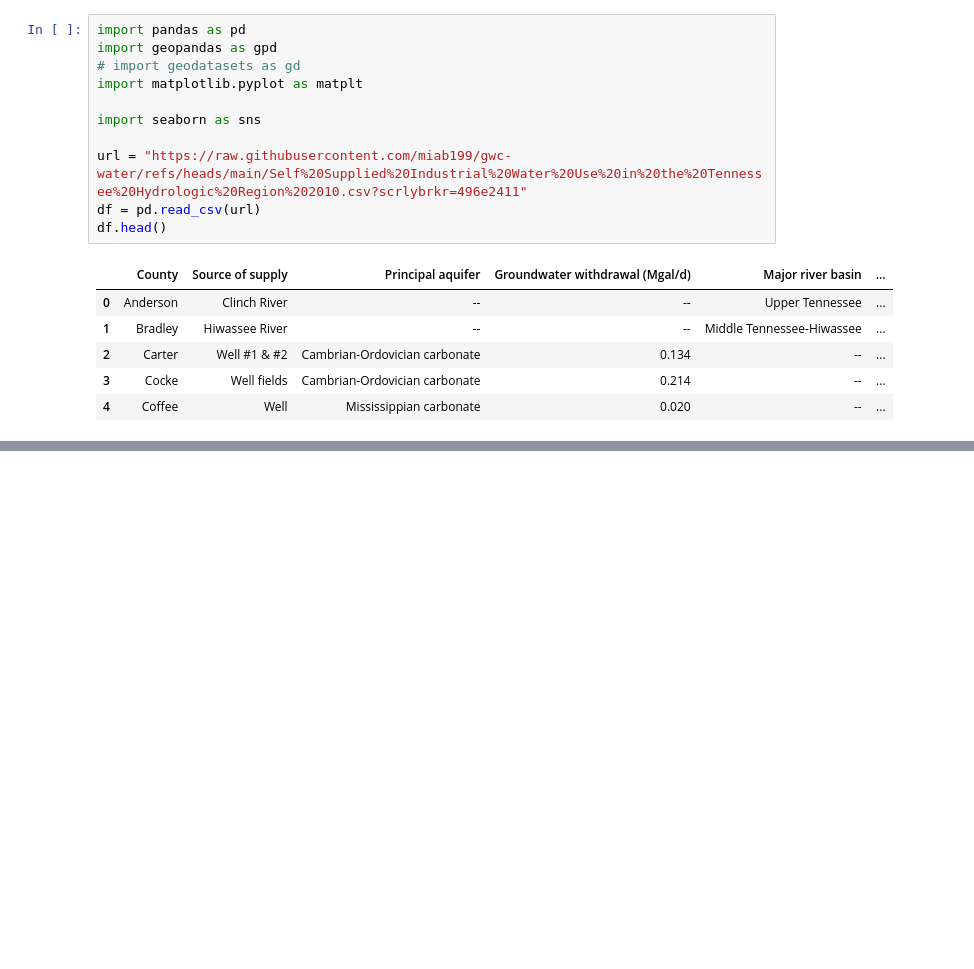
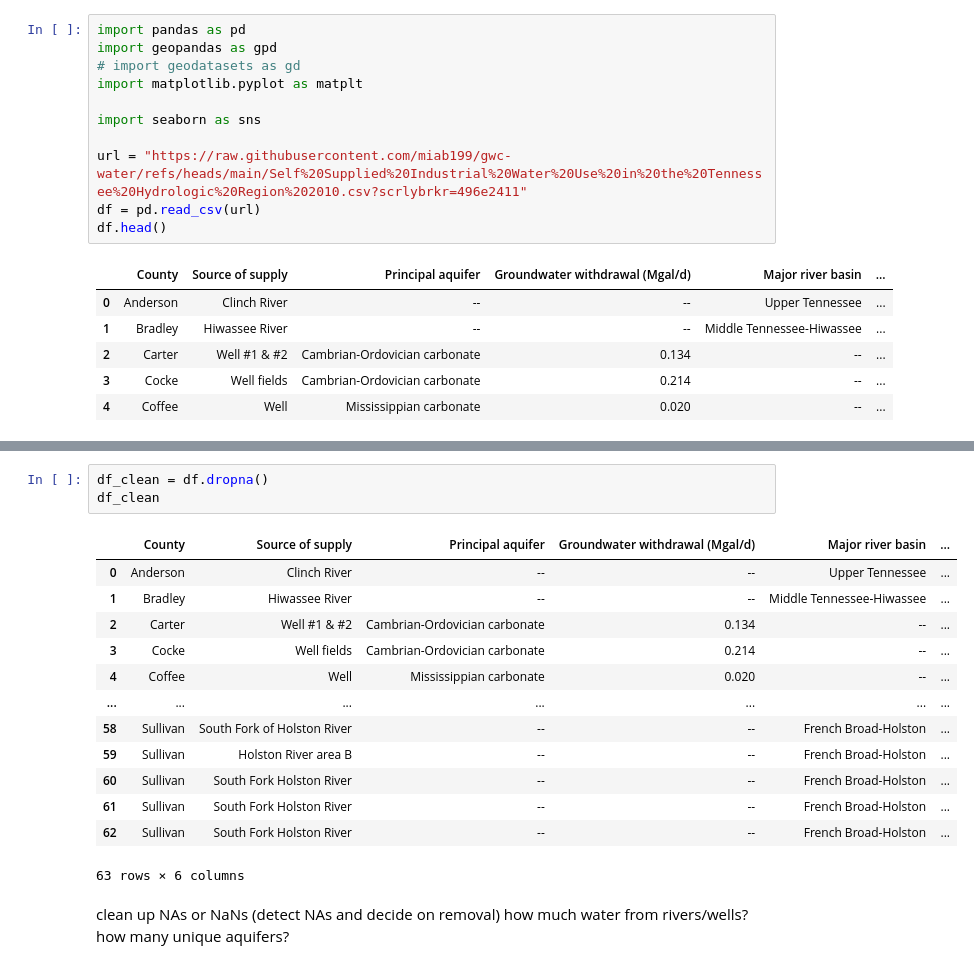
Before and after one commit to miab199/gwc-water, a Jupyter notebook: Faith_Water_Trends.ipynb, the cells around one changed output, grey strips where cells are left out. Drawn from its saved outputs; the diff is of its cells as text; blank space fills up the shorter version.

```diff
--- a/Faith_Water_Trends.ipynb
+++ b/Faith_Water_Trends.ipynb
@@ -18,0 +54,21 @@ df.head()
+# %%
+df_clean = df.dropna()
+df_clean
+# %% [output]
+|  | County | Source of supply | Principal aquifer | Groundwater withdrawal (Mgal/d) | Major river basin | ... |
+| 0 | Anderson | Clinch River | -- | -- | Upper Tennessee | ... |
+| 1 | Bradley | Hiwassee River | -- | -- | Middle Tennessee-Hiwassee | ... |
+| 2 | Carter | Well #1 & #2 | Cambrian-Ordovician carbonate | 0.134 | -- | ... |
+| 3 | Cocke | Well fields | Cambrian-Ordovician carbonate | 0.214 | -- | ... |
+| 4 | Coffee | Well | Mississippian carbonate | 0.020 | -- | ... |
+| ... | ... | ... | ... | ... | ... | ... |
+| 58 | Sullivan | South Fork of Holston River | -- | -- | French Broad-Holston | ... |
+| 59 | Sullivan | Holston River area B | -- | -- | French Broad-Holston | ... |
+| 60 | Sullivan | South Fork Holston River | -- | -- | French Broad-Holston | ... |
+| 61 | Sullivan | South Fork Holston River | -- | -- | French Broad-Holston | ... |
+| 62 | Sullivan | South Fork Holston River | -- | -- | French Broad-Holston | ... |
+63 rows × 6 columns
+# %% [markdown]
+clean up NAs or NaNs (detect NAs and decide on removal)
+how much water from rivers/wells?
+how many unique aquifers?
```
Also changed, not shown: parts of 18 cells of this notebook.
